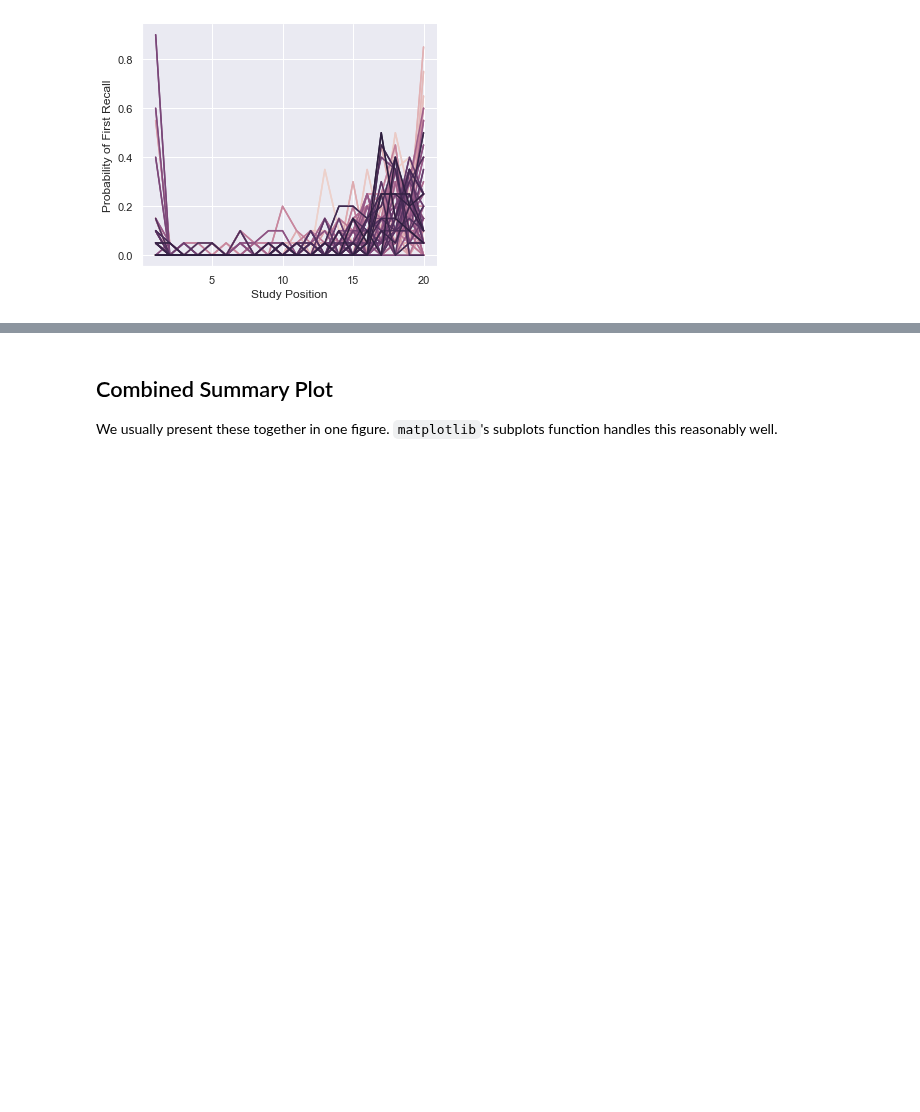
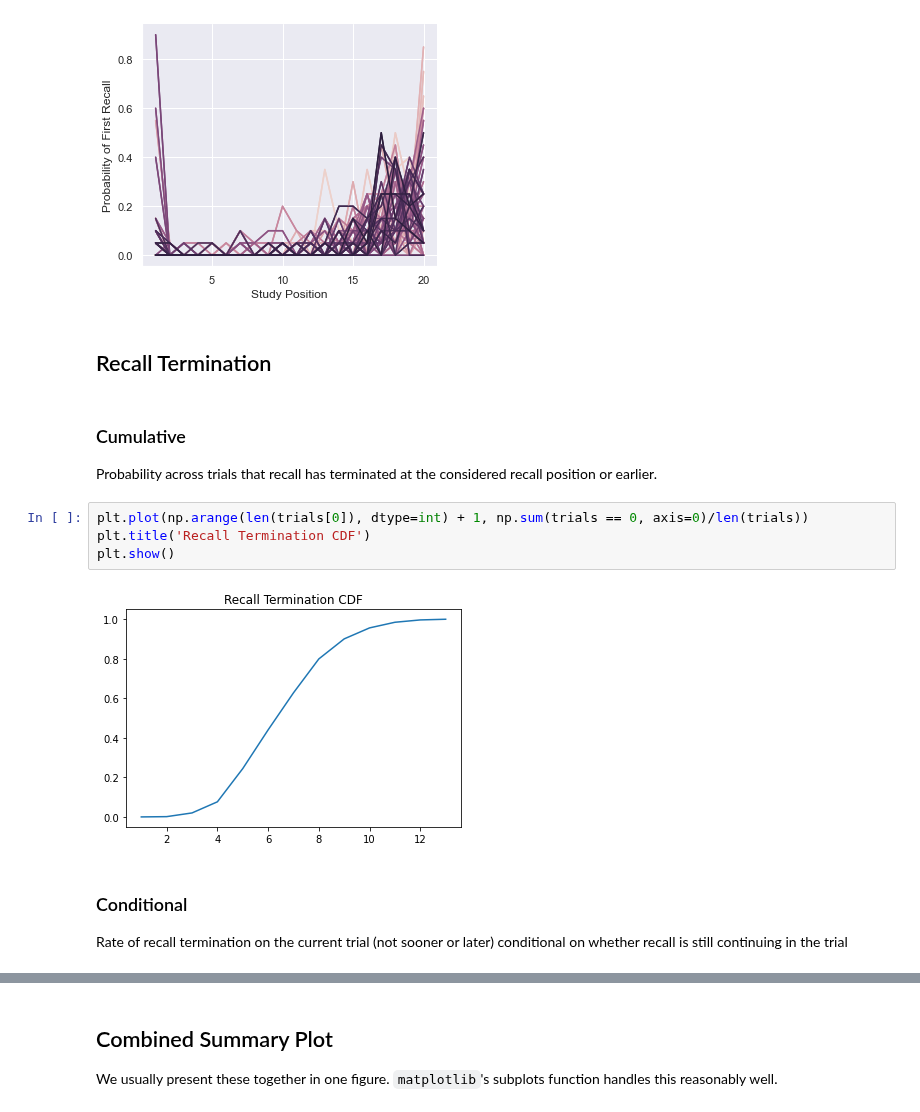
Before and after one commit to githubpsyche/compmemlearn, a Jupyter notebook: library/analyses/Benchmark_Recall_Phenomena.ipynb, the cells around one changed output, grey strips where cells are left out. Saved outputs shown, nothing was run; the diff lists cells and outputs as text; blank space fills up the shorter version.

```diff
--- a/library/analyses/Benchmark_Recall_Phenomena.ipynb
+++ b/library/analyses/Benchmark_Recall_Phenomena.ipynb
@@ -188,3 +268,17 @@ g.set_ylabels('Probability of First Recall')
 plt.show()
 # %% [output]
 [figure]
+# %% [markdown]
+## Recall Termination
+# %% [markdown]
+### Cumulative
+Probability across trials that recall has terminated at the considered recall position or earlier.
+# %%
+plt.plot(np.arange(len(trials[0]), dtype=int) + 1, np.sum(trials == 0, axis=0)/len(trials))
+plt.title('Recall Termination CDF')
+plt.show()
+# %% [output]
+[figure, added]
+# %% [markdown]
+### Conditional
+Rate of recall termination on the current trial (not sooner or later) conditional on whether recall is still continuing in the trial
```
Also changed, not shown: parts of 11 cells of this notebook, 30 other files.
